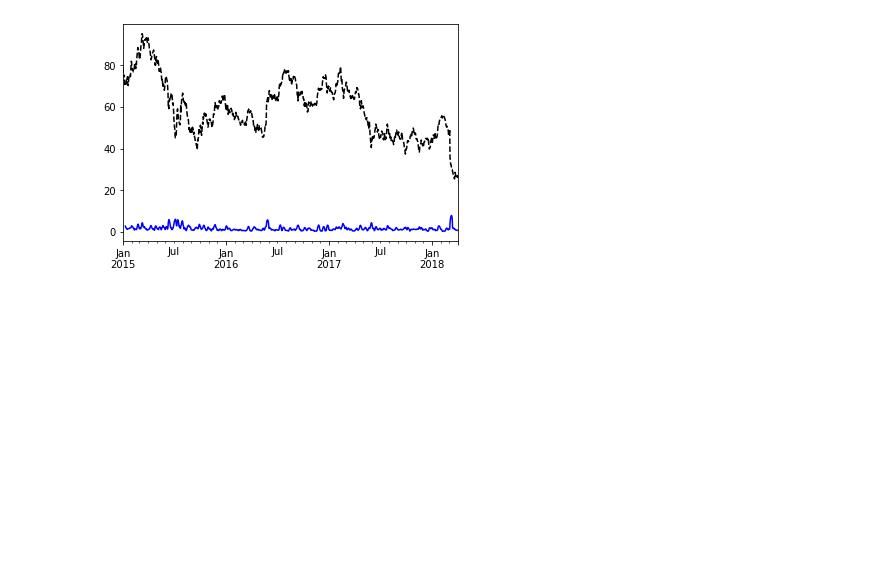
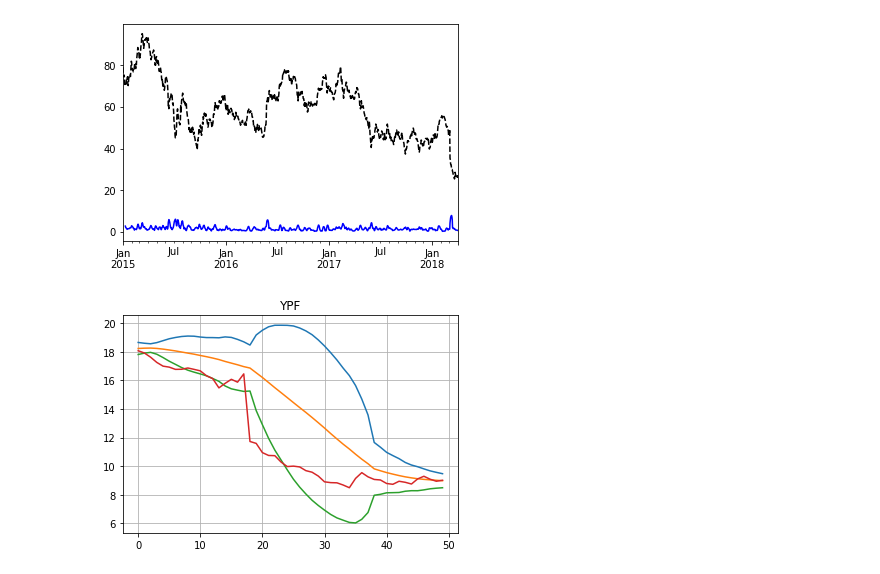
Before and after one commit to lmpizarro/financeExperiments, a Jupyter notebook: financial_exp.ipynb, the cells around one changed output. Saved outputs shown, nothing was run; the diff lists cells and outputs as text; code cells hidden in the pictures; blank space fills up the shorter version.

```diff
--- a/financial_exp.ipynb
+++ b/financial_exp.ipynb
@@ -133,0 +149,33 @@ NewClass = types.new_class("NewClassName", (Thing,), kwds = { })
+# %%
+def bollinger_n(close, len_ma):
+    len_close = close.size
+
+    ma_close = np.zeros(len_close)
+    std_close = np.zeros(len_close)
+
+
+    if len_close > 2.0 * len_ma:
+        for i in range(len_close - len_ma):
+            ma_close[i+len_ma] = close[i: i+len_ma ].mean()
+            std_close[i+len_ma] = close[i: i+len_ma ].std()
+    return ma_close + 2 * std_close, ma_close, ma_close - 2 * std_close
+# %%
+ticker = 'YPF'
+begin = '2018-01-21'
+end = '2019-09-26'
+len_ma = 20
+
+
+close, volume = get_close(ticker, begin, end)
+up, mid, low = bollinger_n(close, len_ma)
+# %%
+delay = 50
+plt.plot(up[up.size - delay:])
+plt.plot(mid[up.size - delay:])
+plt.plot(low[up.size - delay:])
+plt.plot(close[up.size - delay:])
+plt.title(ticker)
+plt.grid(True)
+plt.show()
+# %% [output]
+[figure, added]
```
Also changed, not shown: parts of 3 cells of this notebook, 1 other file.
